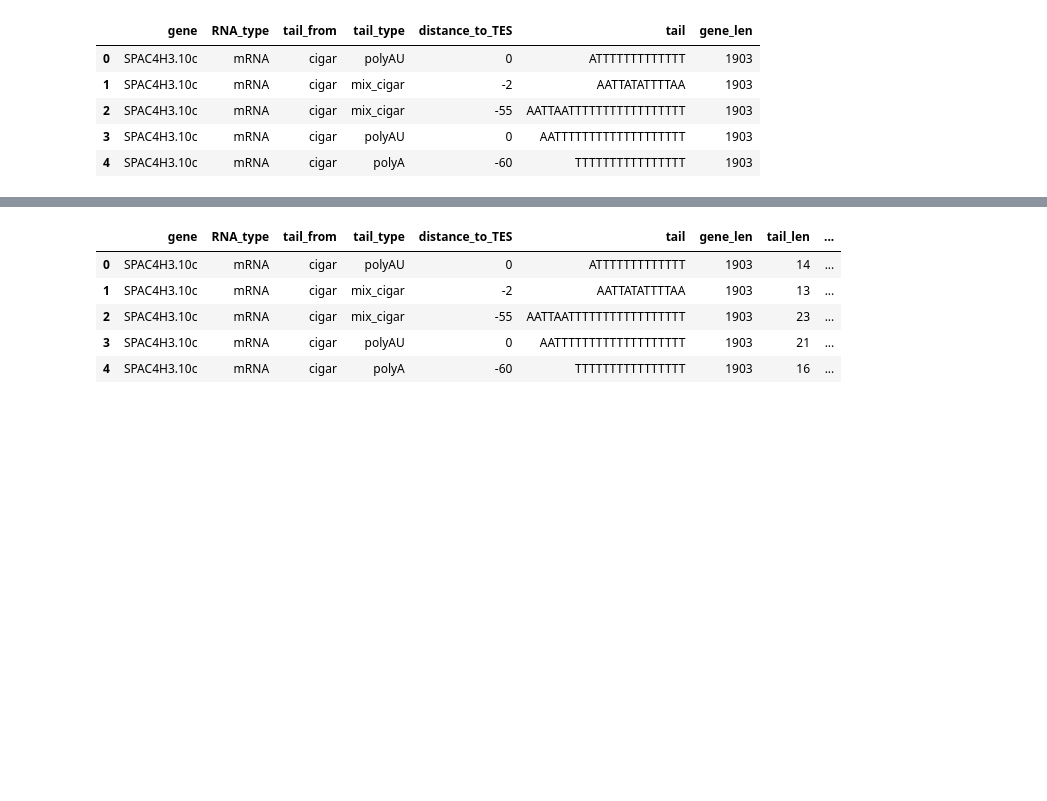
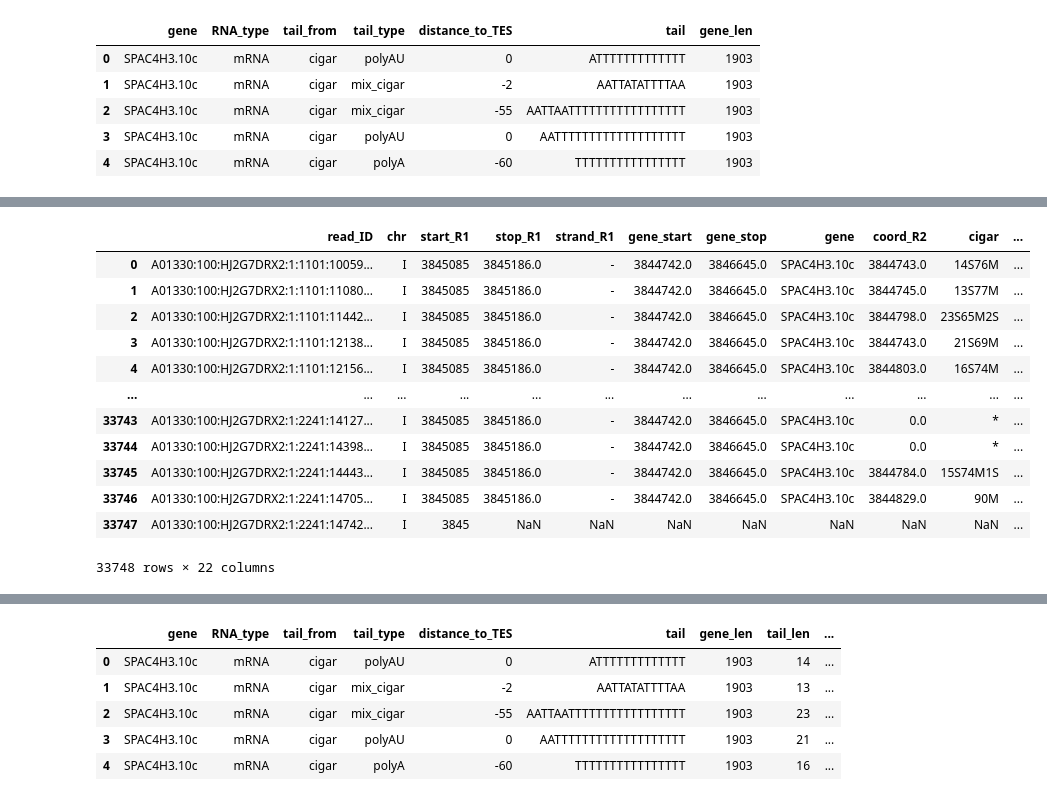
Before and after one commit to igib-rna-tails/PyConPL25_Polars, a Jupyter notebook: Intro_Pandas_Part2.ipynb, the cells around one changed output, grey strips where cells are left out. Saved outputs shown, nothing was run; the diff lists cells and outputs as text; code cells hidden in the pictures; blank space fills up the shorter version.

Commit message:
add apply, add interact

```diff
--- a/Intro_Pandas_Part2.ipynb
+++ b/Intro_Pandas_Part2.ipynb
@@ -126,0 +120,5 @@ tails.head()
+# %%
+# we use build in abs function to calculate non signed distance from Transcription End Site (TES)
+absolute_distances =  tails["distance_to_TES"].apply(abs)
+
+absolute_distances
@@ -126,0 +138,2 @@ tails.head()
+# %%
+tails["absolute_distance_to_TES"] = absolute_distances
@@ -126,0 +145,16 @@ tails.head()
+# %%
+tails
+# %% [output]
+|  | read_ID | chr | start_R1 | stop_R1 | strand_R1 | gene_start | gene_stop | gene | coord_R2 | cigar | ... |
+| 0 | A01330:100:HJ2G7DRX2:1:1101:10059... | I | 3845085 | 3845186.0 | - | 3844742.0 | 3846645.0 | SPAC4H3.10c | 3844743.0 | 14S76M | ... |
+| 1 | A01330:100:HJ2G7DRX2:1:1101:11080... | I | 3845085 | 3845186.0 | - | 3844742.0 | 3846645.0 | SPAC4H3.10c | 3844745.0 | 13S77M | ... |
+| 2 | A01330:100:HJ2G7DRX2:1:1101:11442... | I | 3845085 | 3845186.0 | - | 3844742.0 | 3846645.0 | SPAC4H3.10c | 3844798.0 | 23S65M2S | ... |
+| 3 | A01330:100:HJ2G7DRX2:1:1101:12138... | I | 3845085 | 3845186.0 | - | 3844742.0 | 3846645.0 | SPAC4H3.10c | 3844743.0 | 21S69M | ... |
+| 4 | A01330:100:HJ2G7DRX2:1:1101:12156... | I | 3845085 | 3845186.0 | - | 3844742.0 | 3846645.0 | SPAC4H3.10c | 3844803.0 | 16S74M | ... |
+| ... | ... | ... | ... | ... | ... | ... | ... | ... | ... | ... | ... |
+| 33743 | A01330:100:HJ2G7DRX2:1:2241:14127... | I | 3845085 | 3845186.0 | - | 3844742.0 | 3846645.0 | SPAC4H3.10c | 0.0 | * | ... |
+| 33744 | A01330:100:HJ2G7DRX2:1:2241:14398... | I | 3845085 | 3845186.0 | - | 3844742.0 | 3846645.0 | SPAC4H3.10c | 0.0 | * | ... |
+| 33745 | A01330:100:HJ2G7DRX2:1:2241:14443... | I | 3845085 | 3845186.0 | - | 3844742.0 | 3846645.0 | SPAC4H3.10c | 3844784.0 | 15S74M1S | ... |
+| 33746 | A01330:100:HJ2G7DRX2:1:2241:14705... | I | 3845085 | 3845186.0 | - | 3844742.0 | 3846645.0 | SPAC4H3.10c | 3844829.0 | 90M | ... |
+| 33747 | A01330:100:HJ2G7DRX2:1:2241:14742... | I | 3845 | NaN | NaN | NaN | NaN | NaN | NaN | NaN | ... |
+33748 rows × 22 columns
```
Also changed, not shown: parts of 9 cells of this notebook, 1 other file.
